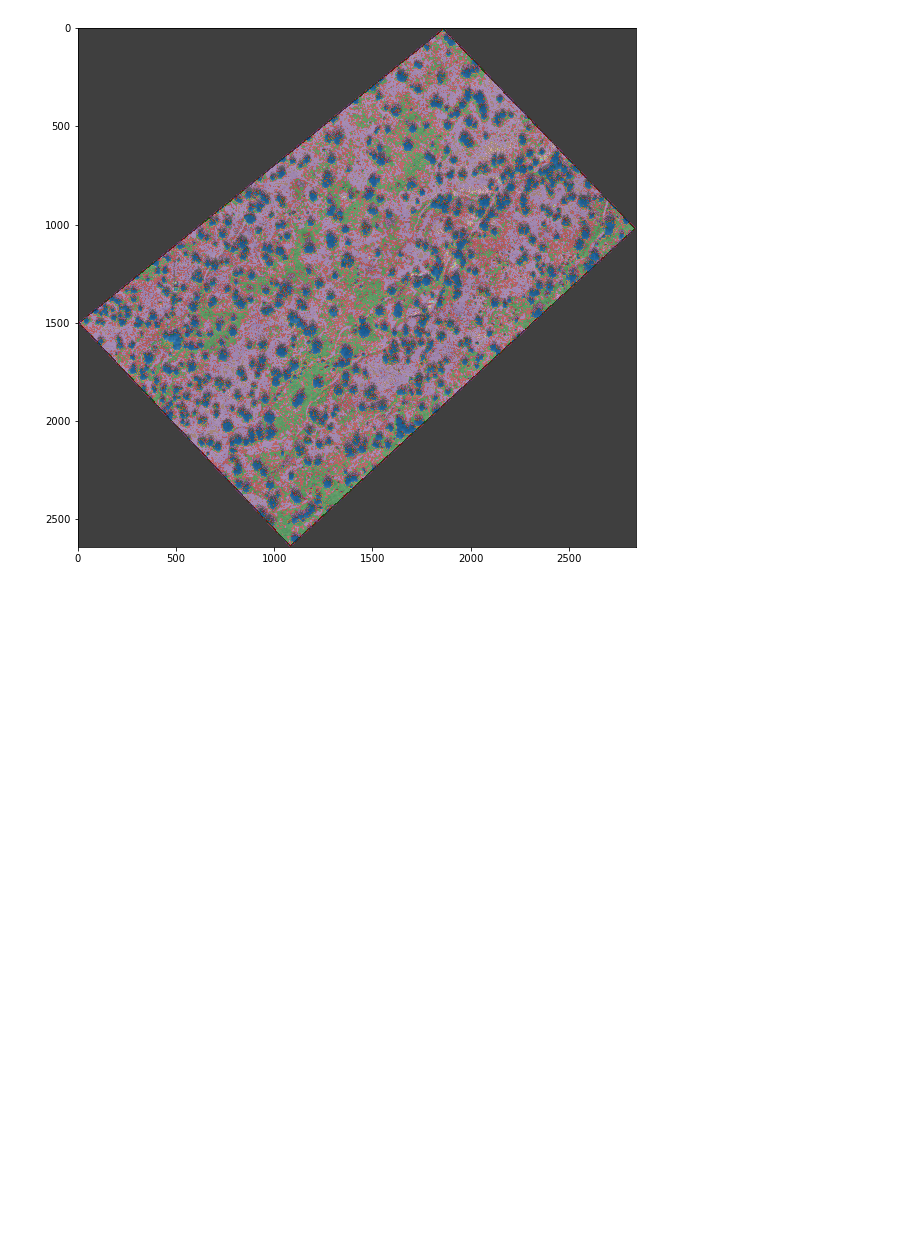
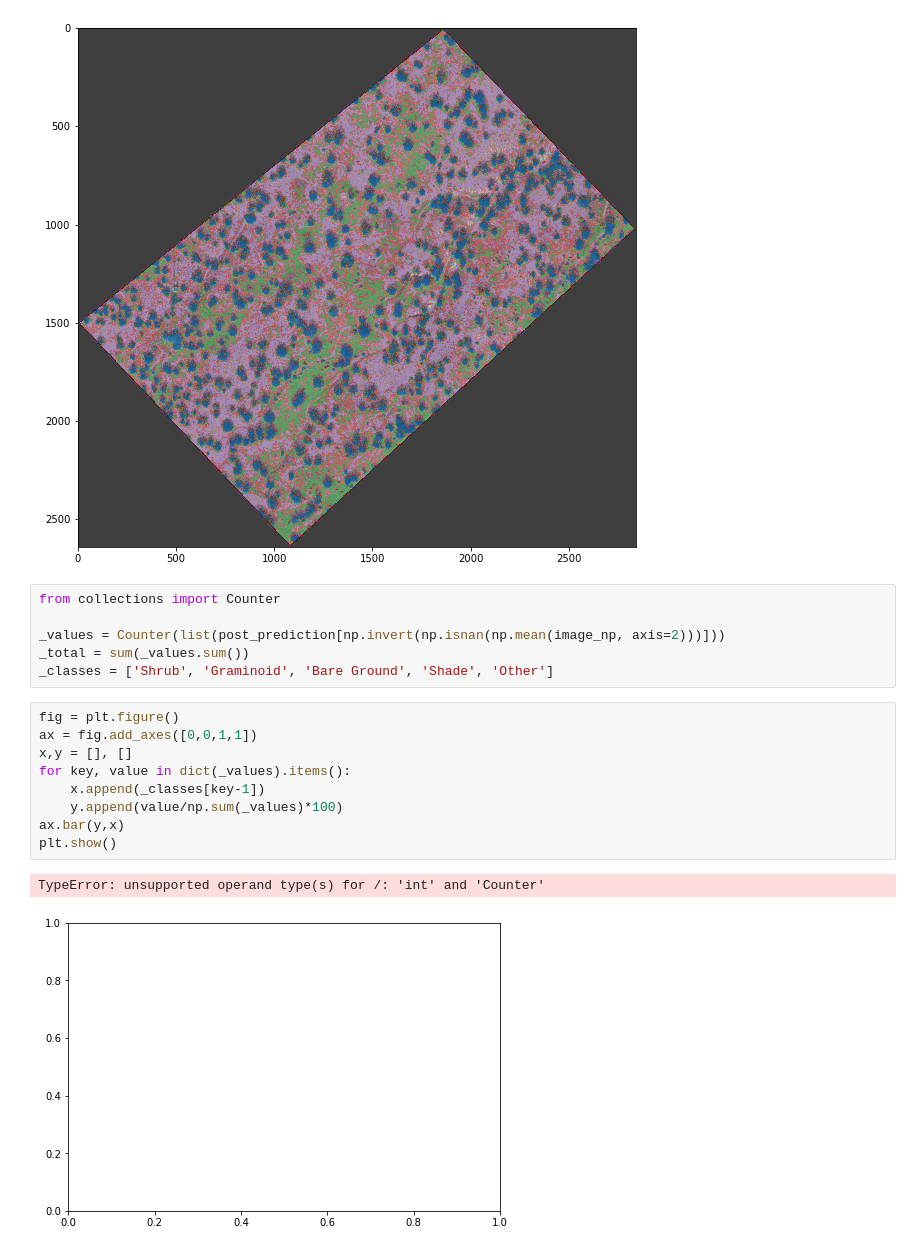
Before and after one commit to Aryal007/ml_satellite_image_segmentation, a Jupyter notebook: example_jornada_airborne.ipynb, the cells around one changed output. Drawn from its saved outputs; the diff is of its cells as text; blank space fills up the shorter version.

```diff
--- a/example_jornada_airborne.ipynb
+++ b/example_jornada_airborne.ipynb
@@ -340,3 +340,21 @@ plt.imsave("./post_image.png", image)
 plt.imsave("./post_predicted.png", post_prediction, cmap = 'tab10')
 # %% [output]
 [figure]
+# %%
+from collections import Counter
+
+_values = Counter(list(post_prediction[np.invert(np.isnan(np.mean(image_np, axis=2)))]))
+_total = sum(_values.sum())
+_classes = ['Shrub', 'Graminoid', 'Bare Ground', 'Shade', 'Other']
+# %%
+fig = plt.figure()
+ax = fig.add_axes([0,0,1,1])
+x,y = [], []
+for key, value in dict(_values).items():
+    x.append(_classes[key-1])
+    y.append(value/np.sum(_values)*100)
+ax.bar(y,x)
+plt.show()
+# %% [output]
+TypeError: unsupported operand type(s) for /: 'int' and 'Counter'
+[figure, added]
```
